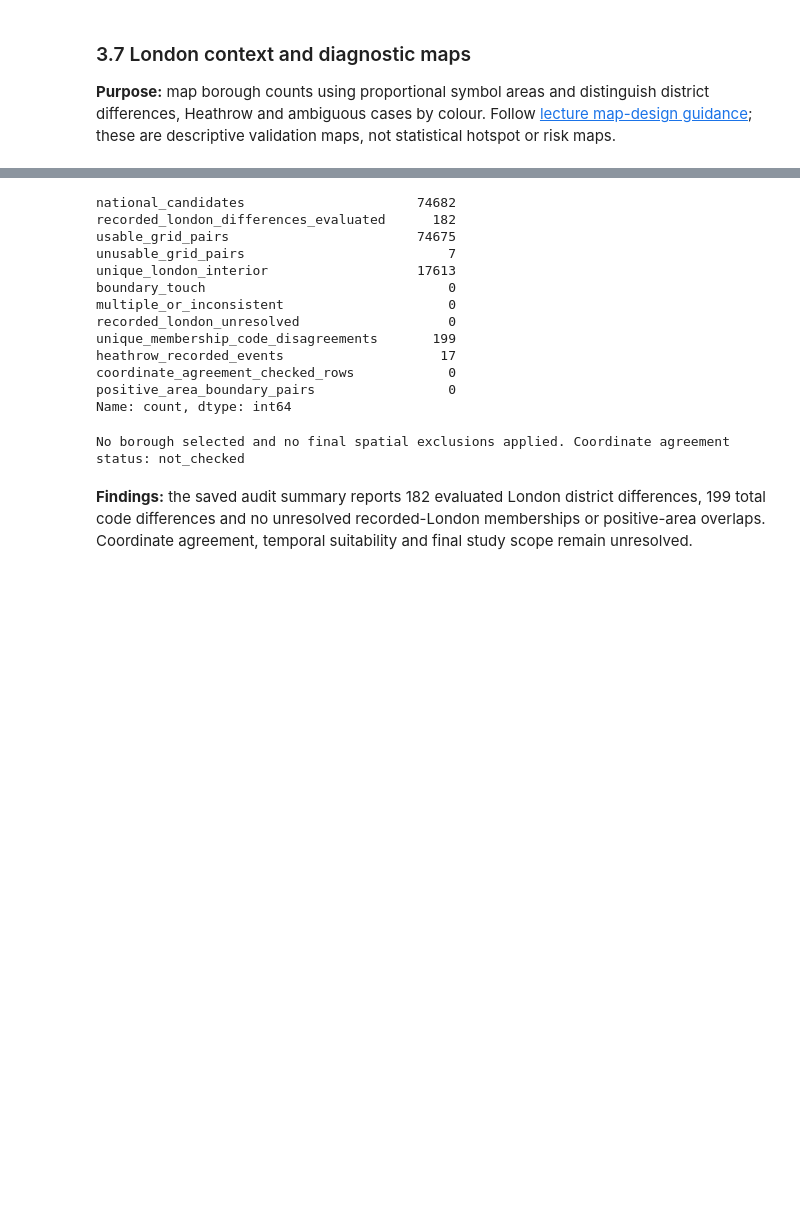
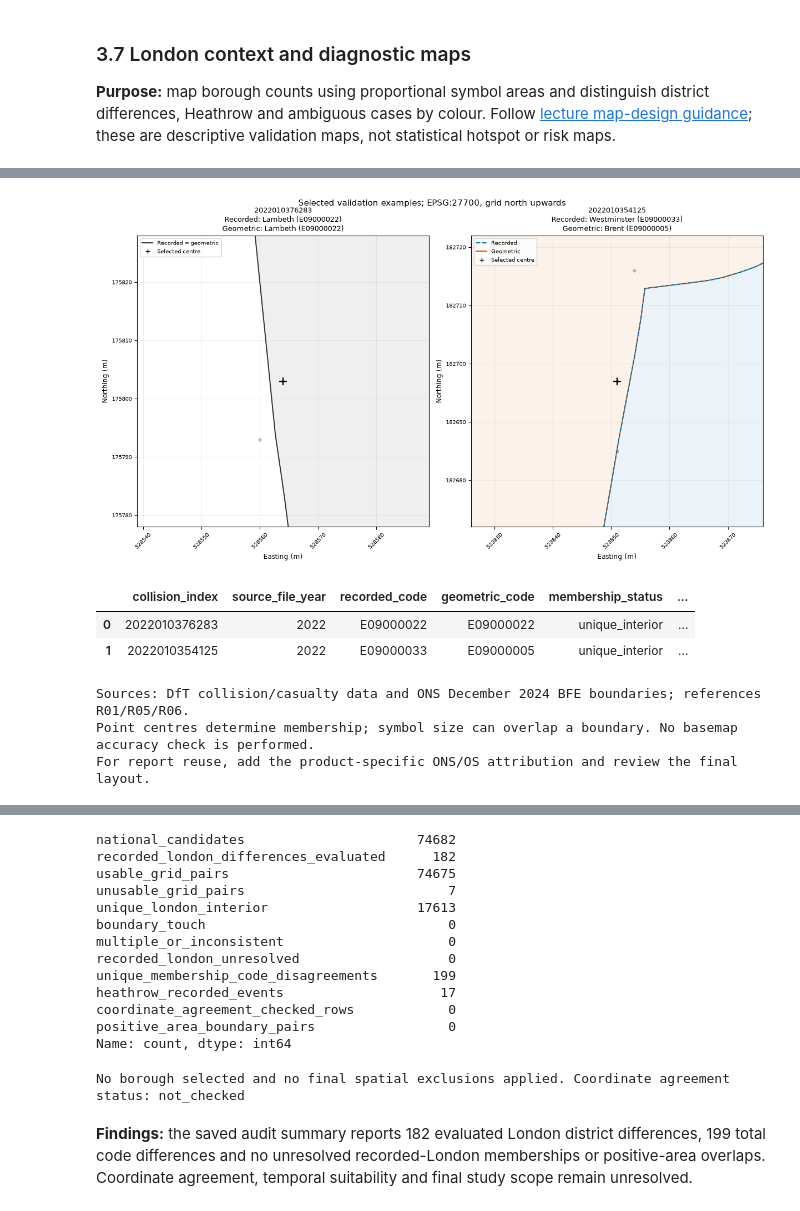
Before and after one commit to chathuranga-sudusinghe/london-pedestrian-collision-analysis, a Jupyter notebook: notebooks/02_spatial_validation.ipynb, the cells around one changed output, grey strips where cells are left out. Saved outputs shown, nothing was run; the diff lists cells and outputs as text; code cells hidden in the pictures; blank space fills up the shorter version.

Commit message:
Add reproducible Python map inspection

```diff
--- a/notebooks/02_spatial_validation.ipynb
+++ b/notebooks/02_spatial_validation.ipynb
@@ -587,0 +592,79 @@ Before report reuse, add the product-specific ONS/OS attribution and check the l
+# %%
+from matplotlib.lines import Line2D
+
+# These examples were inspected in Mapshaper; they do not select the study borough.
+INSPECTION_IDS = ("2022010376283", "2022010354125")
+INSPECTION_HALF_WIDTH_M = 25.0
+if (not np.isfinite(INSPECTION_HALF_WIDTH_M) or INSPECTION_HALF_WIDTH_M <= 0
+        or len(INSPECTION_IDS) != 2 or len(set(INSPECTION_IDS)) != 2):
+    raise ValueError("Choose two distinct collision IDs and a finite positive inspection half-width.")
+if points.crs != london.crs or london.crs != CRS.from_user_input(GRID_CRS):
+    raise ValueError("Inspection points and boundaries must use the documented analysis CRS.")
+inspection_audit = audit.set_index("collision_index")
+inspection_geometry = points.set_index("collision_index").geometry
+missing_ids = sorted(set(INSPECTION_IDS) - set(inspection_geometry.index))
+if missing_ids:
+    raise ValueError(f"Inspection IDs lack usable points: {missing_ids}. Check the input version.")
+inspection_cases = inspection_audit.loc[list(INSPECTION_IDS)].copy()
+if not inspection_cases["membership_status"].eq("unique_interior").all():
+    raise ValueError("These inspection examples require uniquely resolved London membership.")
+inspection_names = london.set_index(CODE)[NAME]
+context_points = points.loc[points.index.intersection(audit.index[grid_usable & relevant])]
+inspection_rows = []
+fig, axes = plt.subplots(1, 2, figsize=(12, 6.5), layout="constrained")
+for ax, collision_id in zip(axes, INSPECTION_IDS, strict=True):
+    case = inspection_cases.loc[collision_id]
+    point = inspection_geometry.loc[collision_id]
+    recorded, geometric = case["local_authority_ons_district"], case["geometric_london_code"]
+    if recorded not in inspection_names.index or geometric not in inspection_names.index:
+        raise ValueError(f"Inspection case {collision_id} does not have two recognised London codes.")
+    xmin, xmax = point.x - INSPECTION_HALF_WIDTH_M, point.x + INSPECTION_HALF_WIDTH_M
+    ymin, ymax = point.y - INSPECTION_HALF_WIDTH_M, point.y + INSPECTION_HALF_WIDTH_M
+    window_boundaries = london.cx[xmin:xmax, ymin:ymax]
+    if not window_boundaries.empty:
+        window_boundaries.boundary.plot(ax=ax, color="#bbbbbb", linewidth=0.7)
+    handles = []
+    styles = ([(recorded, "Recorded = geometric", "#333333", "-")] if recorded == geometric else [
+        (recorded, "Recorded", "#0072B2", "--"),
+        (geometric, "Geometric", "#D55E00", "-")])
+    for district, label, colour, line_style in styles:
+        district_layer = london.loc[london[CODE].eq(district)]
+        district_layer.plot(ax=ax, facecolor=colour, edgecolor="none", alpha=0.08, zorder=0)
+        district_layer.boundary.plot(
+            ax=ax, color=colour, linestyle=line_style, linewidth=1.4,
+            zorder=3 if label == "Recorded" else 2)
+        handles.append(Line2D([], [], color=colour, linestyle=line_style, label=label))
+    nearby = context_points.cx[xmin:xmax, ymin:ymax]
+    if not nearby.empty:
+        ax.scatter(nearby.geometry.x, nearby.geometry.y, s=12, color="#888888", alpha=0.5)
+    ax.scatter([point.x], [point.y], marker="+", s=90, linewidths=1.6,
+               color="#000000", zorder=5)
+    handles.append(Line2D([], [], color="#000000", marker="+", linestyle="None", label="Selected centre"))
+    ax.set(xlim=(xmin, xmax), ylim=(ymin, ymax), aspect="equal",
+           xlabel="Easting (m)", ylabel="Northing (m)")
+    ax.ticklabel_format(style="plain", useOffset=False)
+    ax.tick_params(axis="x", labelrotation=45, labelsize=7)
+    ax.tick_params(axis="y", labelsize=7)
+    ax.grid(alpha=0.2)
+    ax.set_title(f"{collision_id}\nRecorded: {inspection_names[recorded]} ({recorded})\n"
+                 f"Geometric: {inspection_names[geometric]} ({geometric})", fontsize=9)
+    ax.legend(handles=handles, loc="upper left", fontsize=7)
+    distance = float(point.distance(london.loc[london[CODE].eq(recorded)].geometry.iloc[0]))
+    inspection_rows.append({"collision_index": collision_id, "source_file_year": case["source_file_year"],
+        "recorded_code": recorded, "geometric_code": geometric,
+        "membership_status": case["membership_status"],
+        "distance_to_recorded_polygon_m": distance})
+fig.suptitle("Selected validation examples; EPSG:27700, grid north upwards", fontsize=11)
+plt.show()
+display(pd.DataFrame(inspection_rows))
+print("Sources: DfT collision/casualty data and ONS December 2024 BFE boundaries; references R01/R05/R06.")
+print("Point centres determine membership; symbol size can overlap a boundary. No basemap accuracy check is performed.")
+print("For report reuse, add the product-specific ONS/OS attribution and review the final layout.")
+# %% [output]
+[figure, added]
+|  | collision_index | source_file_year | recorded_code | geometric_code | membership_status | ... |
+| 0 | 2022010376283 | 2022 | E09000022 | E09000022 | unique_interior | ... |
+| 1 | 2022010354125 | 2022 | E09000033 | E09000005 | unique_interior | ... |
+Sources: DfT collision/casualty data and ONS December 2024 BFE boundaries; references R01/R05/R06.
+Point centres determine membership; symbol size can overlap a boundary. No basemap accuracy check is performed.
+For report reuse, add the product-specific ONS/OS attribution and review the final layout.
```
Also changed, not shown: parts of 10 cells of this notebook, 3 other files.
